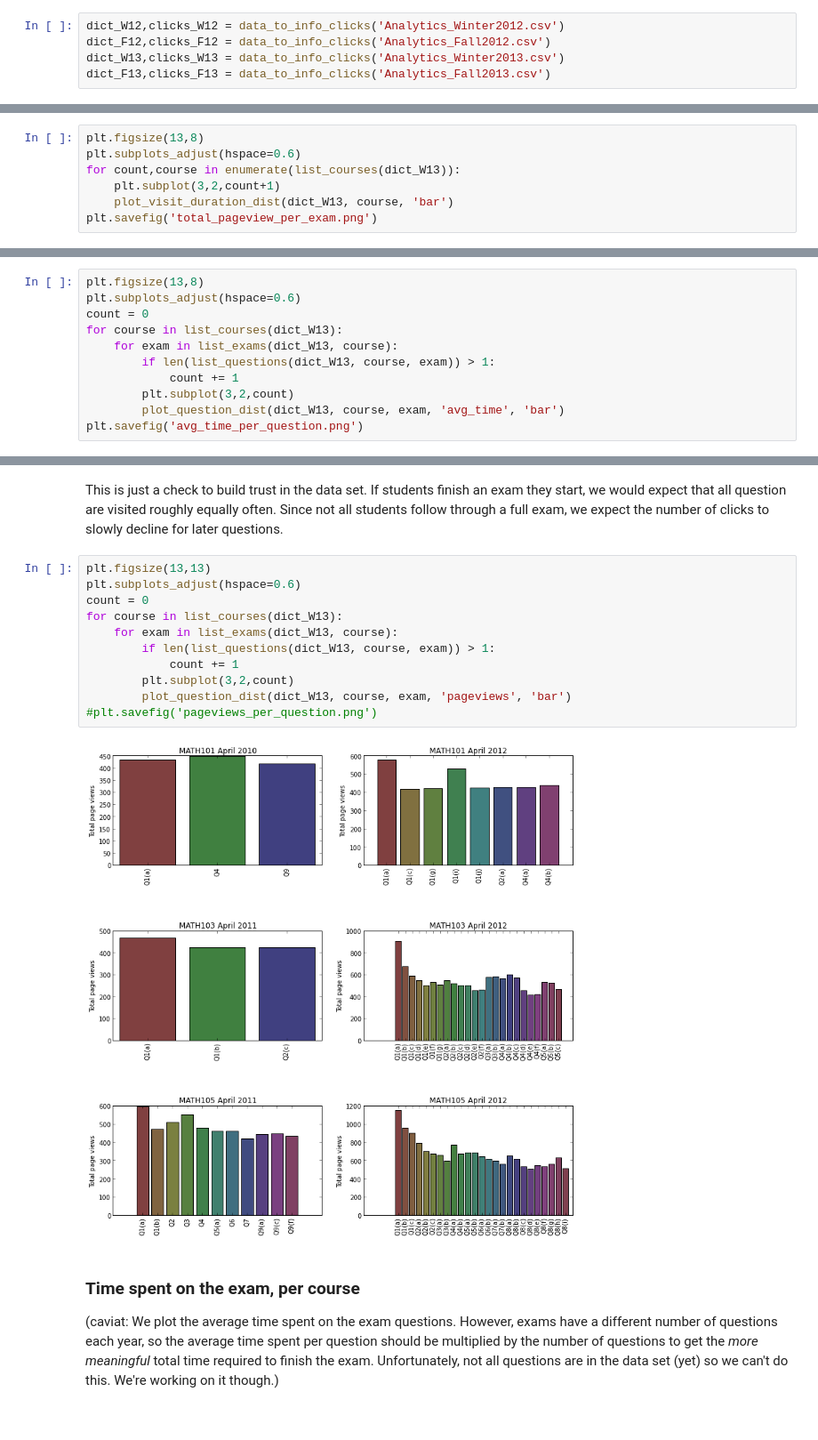
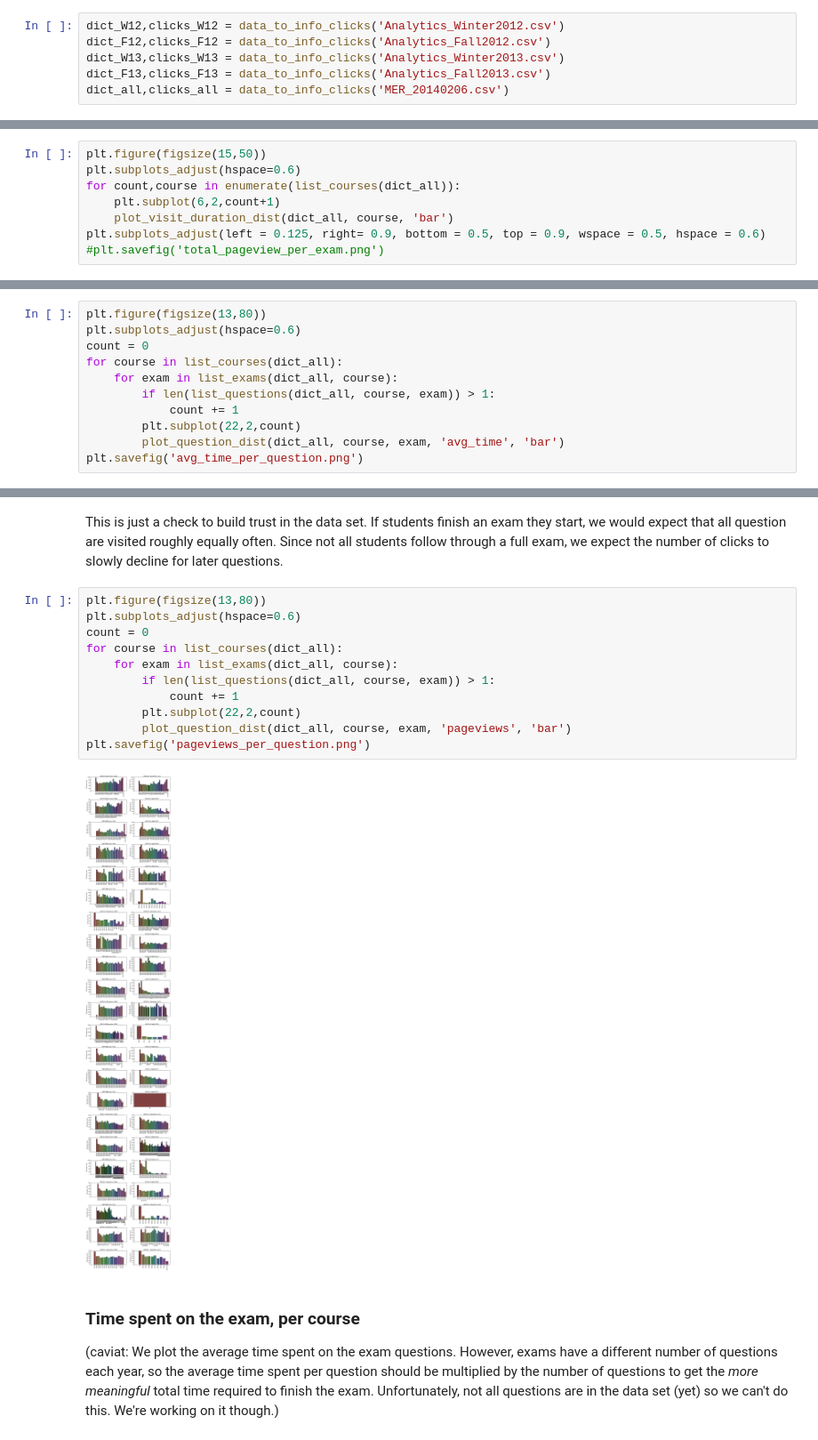
Before and after one commit to MathEducationResources/google-analytics, a Jupyter notebook: mer_py_google_analytics.ipynb, the cells around one changed output, grey strips where cells are left out. Shown at 89% size. Cells and saved outputs as stored; diff of their text form.

```diff
--- a/mer_py_google_analytics.ipynb
+++ b/mer_py_google_analytics.ipynb
@@ -34,3 +33,4 @@ dict_W12,clicks_W12 = data_to_info_clicks('Analytics_Winter2012.csv')
 dict_F12,clicks_F12 = data_to_info_clicks('Analytics_Fall2012.csv')
 dict_W13,clicks_W13 = data_to_info_clicks('Analytics_Winter2013.csv')
 dict_F13,clicks_F13 = data_to_info_clicks('Analytics_Fall2013.csv')
+dict_all,clicks_all = data_to_info_clicks('MER_20140206.csv')
@@ -76,10 +128,11 @@ plt.savefig('avg_time_per_page_type.png')
 # %% [markdown]
 How many previous exams do students use to prepare? We would expect the most recent exam to have the most visits. The plots below are from the winter term 2013 (Jan-April 2013).
 # %%
-plt.figsize(13,8)
+plt.figure(figsize(15,50))
 plt.subplots_adjust(hspace=0.6)
-for count,course in enumerate(list_courses(dict_W13)):
-    plt.subplot(3,2,count+1)
-    plot_visit_duration_dist(dict_W13, course, 'bar')
-plt.savefig('total_pageview_per_exam.png')
+for count,course in enumerate(list_courses(dict_all)):
+    plt.subplot(6,2,count+1)
+    plot_visit_duration_dist(dict_all, course, 'bar')
+plt.subplots_adjust(left = 0.125, right= 0.9, bottom = 0.5, top = 0.9, wspace = 0.5, hspace = 0.6)
+#plt.savefig('total_pageview_per_exam.png')
 # %% [output]
@@ -87,14 +140,14 @@ plt.savefig('total_pageview_per_exam.png')
 # %% [markdown]
 ### Time per question
 # %%
-plt.figsize(13,8)
+plt.figure(figsize(13,80))
 plt.subplots_adjust(hspace=0.6)
 count = 0
-for course in list_courses(dict_W13):
-    for exam in list_exams(dict_W13, course):
-        if len(list_questions(dict_W13, course, exam)) > 1:
+for course in list_courses(dict_all):
+    for exam in list_exams(dict_all, course):
+        if len(list_questions(dict_all, course, exam)) > 1:
             count += 1
-        plt.subplot(3,2,count)
-        plot_question_dist(dict_W13, course, exam, 'avg_time', 'bar')
+        plt.subplot(22,2,count)
+        plot_question_dist(dict_all, course, exam, 'avg_time', 'bar')
 plt.savefig('avg_time_per_question.png')
 # %% [output]
@@ -113,18 +166,18 @@ Note that the data set we use for this is not complete. Some pages from previous
 # %% [markdown]
 This is just a check to build trust in the data set. If students finish an exam they start, we would expect that all question are visited roughly equally often. Since not all students follow through a full exam, we expect the number of clicks to slowly decline for later questions.
 # %%
-plt.figsize(13,13)
+plt.figure(figsize(13,80))
 plt.subplots_adjust(hspace=0.6)
 count = 0
-for course in list_courses(dict_W13):
-    for exam in list_exams(dict_W13, course):
-        if len(list_questions(dict_W13, course, exam)) > 1:
+for course in list_courses(dict_all):
+    for exam in list_exams(dict_all, course):
+        if len(list_questions(dict_all, course, exam)) > 1:
             count += 1
-        plt.subplot(3,2,count)
-        plot_question_dist(dict_W13, course, exam, 'pageviews', 'bar')
-#plt.savefig('pageviews_per_question.png')
+        plt.subplot(22,2,count)
+        plot_question_dist(dict_all, course, exam, 'pageviews', 'bar')
+plt.savefig('pageviews_per_question.png')
 # %% [output]
-[figure, old version]
+[figure, new version]
 # %% [markdown]
 ### Time spent on the exam, per course
 
```
Also changed, not shown: parts of 11 cells of this notebook, 5 other files.
